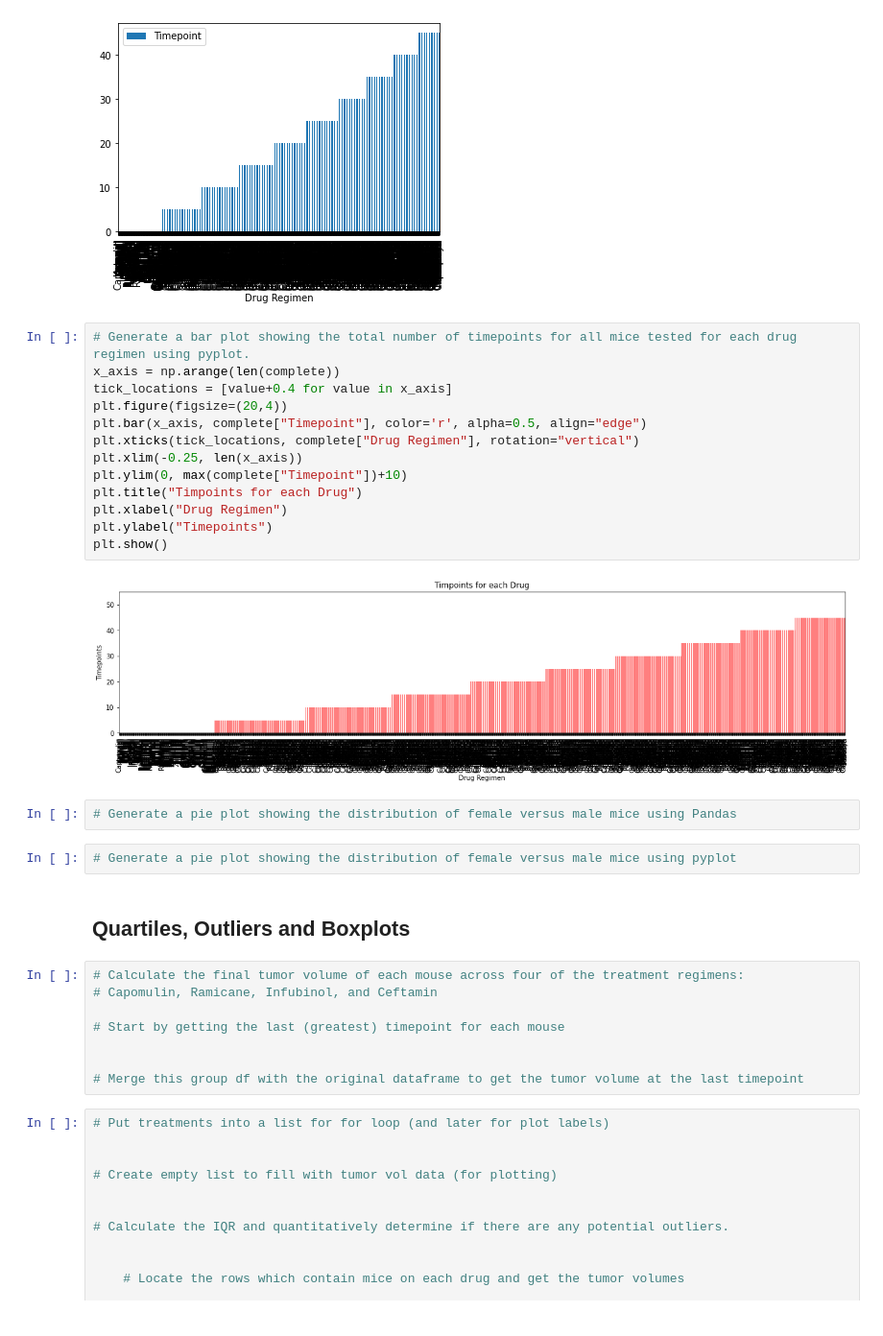
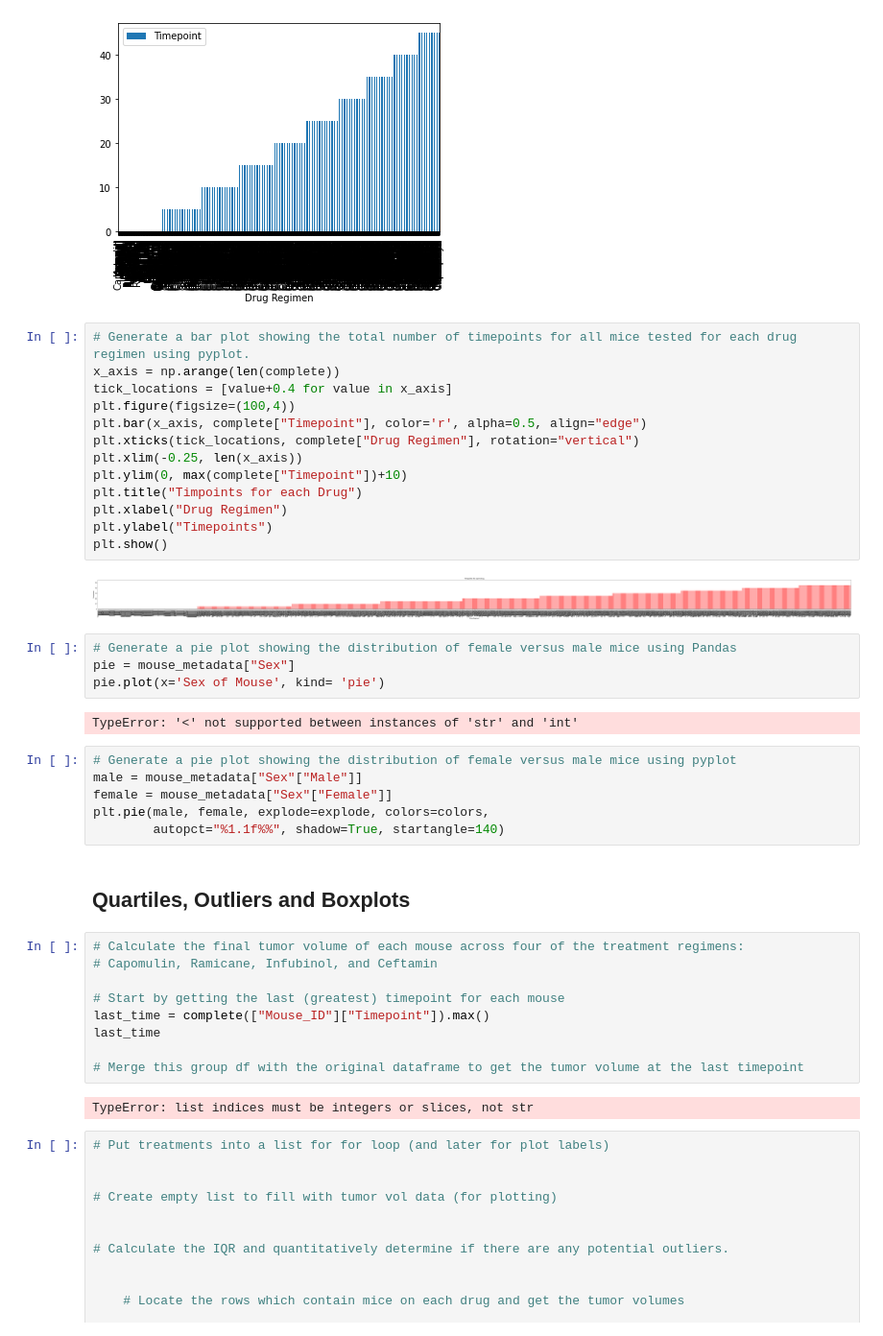
Before and after one commit to Nickez23/Pymaceuticals-challenge, a Jupyter notebook: Pymaceuticals/pymaceuticals_starter.ipynb, the cells around one changed output. Shown: that part at 96% size. Cells and saved outputs as stored; diff of their text form.

```diff
--- a/Pymaceuticals/pymaceuticals_starter.ipynb
+++ b/Pymaceuticals/pymaceuticals_starter.ipynb
@@ -187,22 +187,30 @@ complete.plot.bar(x="Drug Regimen", y="Timepoint")
 # %%
 # Generate a bar plot showing the total number of timepoints for all mice tested for each drug regimen using pyplot.
 x_axis = np.arange(len(complete))
 tick_locations = [value+0.4 for value in x_axis]
-plt.figure(figsize=(20,4))
+plt.figure(figsize=(100,4))
 plt.bar(x_axis, complete["Timepoint"], color='r', alpha=0.5, align="edge")
 plt.xticks(tick_locations, complete["Drug Regimen"], rotation="vertical")
 plt.xlim(-0.25, len(x_axis))
 plt.ylim(0, max(complete["Timepoint"])+10)
 plt.title("Timpoints for each Drug")
 plt.xlabel("Drug Regimen")
 plt.ylabel("Timepoints")
 plt.show()
 # %% [output]
-[figure, old version]
+[figure, new version]
 # %%
 # Generate a pie plot showing the distribution of female versus male mice using Pandas
+pie = mouse_metadata["Sex"]
+pie.plot(x='Sex of Mouse', kind= 'pie')
+# %% [output]
+TypeError: '<' not supported between instances of 'str' and 'int'
 # %%
 # Generate a pie plot showing the distribution of female versus male mice using pyplot
+male = mouse_metadata["Sex"["Male"]]
+female = mouse_metadata["Sex"["Female"]]
+plt.pie(male, female, explode=explode, colors=colors,
+        autopct="%1.1f%%", shadow=True, startangle=140)
 # %% [markdown]
 ## Quartiles, Outliers and Boxplots
 # %%
@@ -210,9 +218,12 @@ plt.show()
 # Capomulin, Ramicane, Infubinol, and Ceftamin
 
 # Start by getting the last (greatest) timepoint for each mouse
-
+last_time = complete(["Mouse_ID"]["Timepoint"]).max()
+last_time
 
 # Merge this group df with the original dataframe to get the tumor volume at the last timepoint
+# %% [output]
+TypeError: list indices must be integers or slices, not str
 # %%
 # Put treatments into a list for for loop (and later for plot labels)
 
```
Also changed, not shown: 1 other file.
